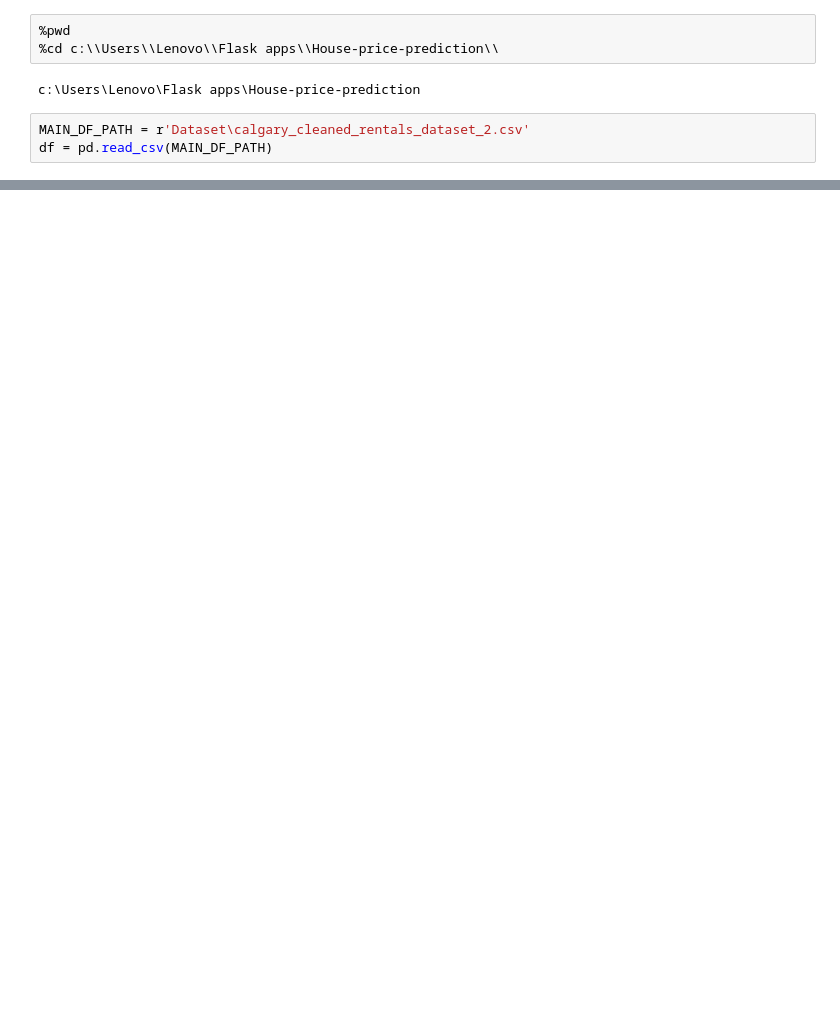
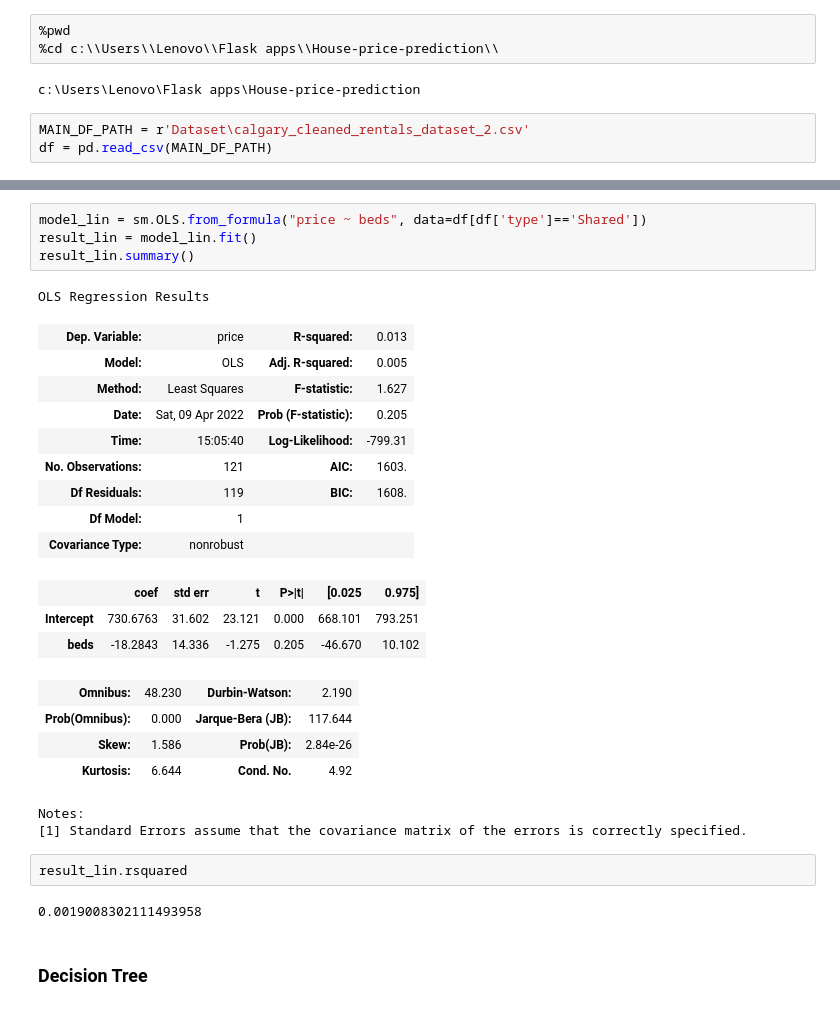
Before and after one commit to mitramir55/House-Price-Analyzer-Flask, a Jupyter notebook: Practice/practice - 3.ipynb, the cells around one changed output, grey strips where cells are left out. Saved outputs shown, nothing was run; the diff lists cells and outputs as text; blank space fills up the shorter version.

```diff
--- a/Practice/practice - 3.ipynb
+++ b/Practice/practice - 3.ipynb
@@ -44,0 +34,30 @@ ValueError: could not convert string to float: 'call for availability'
+# %%
+model_lin = sm.OLS.from_formula("price ~ beds", data=df[df['type']=='Shared'])
+result_lin = model_lin.fit()
+result_lin.summary()
+# %% [output]
+OLS Regression Results
+| Dep. Variable: | price | R-squared: | 0.013 |
+| Model: | OLS | Adj. R-squared: | 0.005 |
+| Method: | Least Squares | F-statistic: | 1.627 |
+| Date: | Sat, 09 Apr 2022 | Prob (F-statistic): | 0.205 |
+| Time: | 15:05:40 | Log-Likelihood: | -799.31 |
+| No. Observations: | 121 | AIC: | 1603. |
+| Df Residuals: | 119 | BIC: | 1608. |
+| Df Model: | 1 |  |  |
+| Covariance Type: | nonrobust |  |  |
+|  | coef | std err | t | P>|t| | [0.025 | 0.975] |
+| Intercept | 730.6763 | 31.602 | 23.121 | 0.000 | 668.101 | 793.251 |
+| beds | -18.2843 | 14.336 | -1.275 | 0.205 | -46.670 | 10.102 |
+| Omnibus: | 48.230 | Durbin-Watson: | 2.190 |
+| Prob(Omnibus): | 0.000 | Jarque-Bera (JB): | 117.644 |
+| Skew: | 1.586 | Prob(JB): | 2.84e-26 |
+| Kurtosis: | 6.644 | Cond. No. | 4.92 |
+Notes:
+[1] Standard Errors assume that the covariance matrix of the errors is correctly specified.
+# %%
+result_lin.rsquared
+# %% [output]
+0.0019008302111493958
+# %% [markdown]
+### Decision Tree
```
Also changed, not shown: parts of 17 cells of this notebook, 2 other files.
